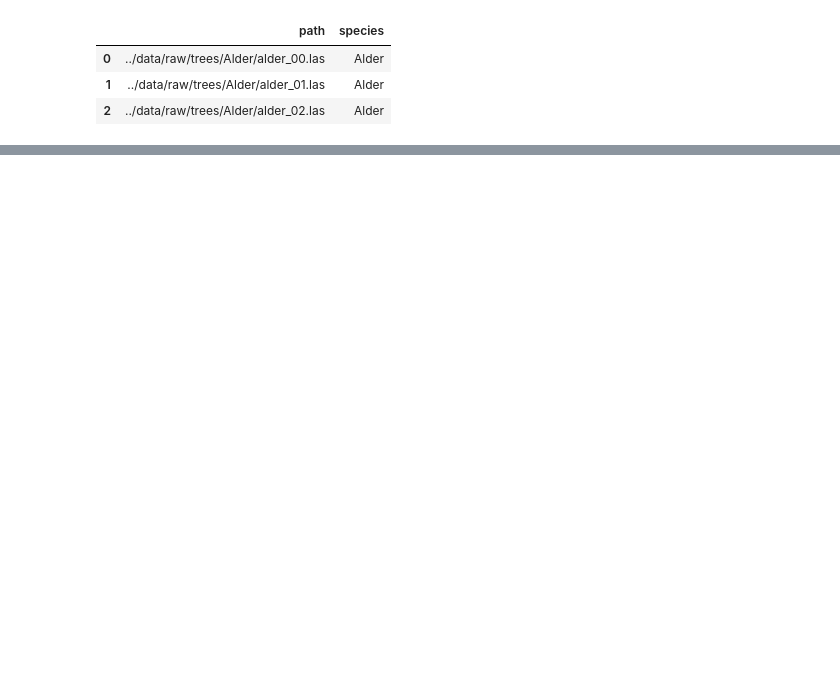
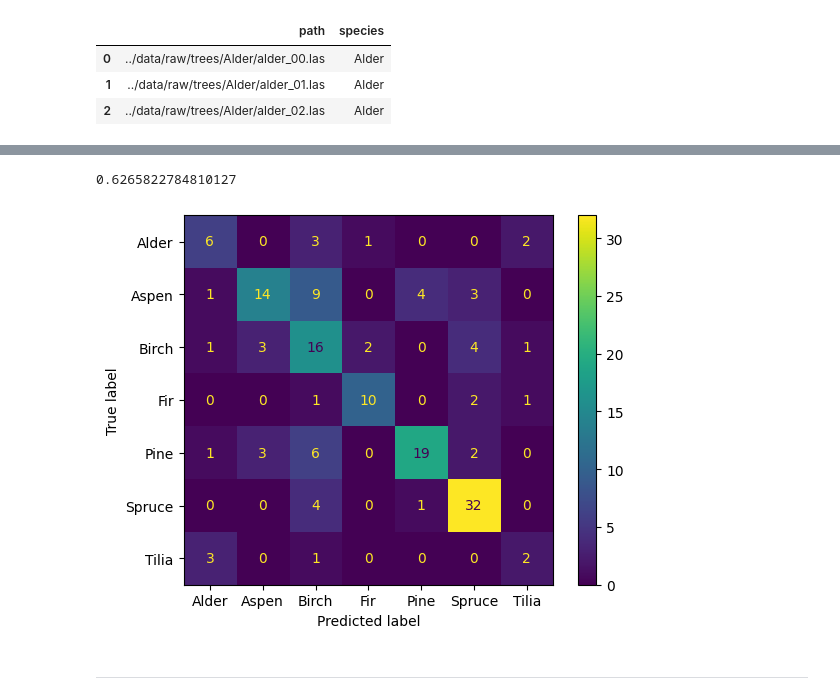
Before and after one commit to iod-ine/phd, a Jupyter notebook: notebooks/train-tree-models.ipynb, the cells around one changed output, grey strips where cells are left out. Cells and saved outputs as stored; diff of their text form; code cells hidden in the pictures; blank space fills up the shorter version.

```diff
--- a/notebooks/train-tree-models.ipynb
+++ b/notebooks/train-tree-models.ipynb
@@ -164,0 +180,3 @@ for k, v in cv_result.items():
+# %%
+clf.fit(sfs.transform(X_train), y_train)
+pred = clf.predict(sfs.transform(X_test))
@@ -164,0 +185,10 @@ for k, v in cv_result.items():
+# %%
+accuracy_score(y_test, pred)
+# %% [output]
+0.6265822784810127
+# %%
+cm = ConfusionMatrixDisplay.from_predictions(y_test, pred)
+# %% [output]
+[figure, added]
+# %% [markdown]
+---
```
Also changed, not shown: parts of 26 cells of this notebook.
